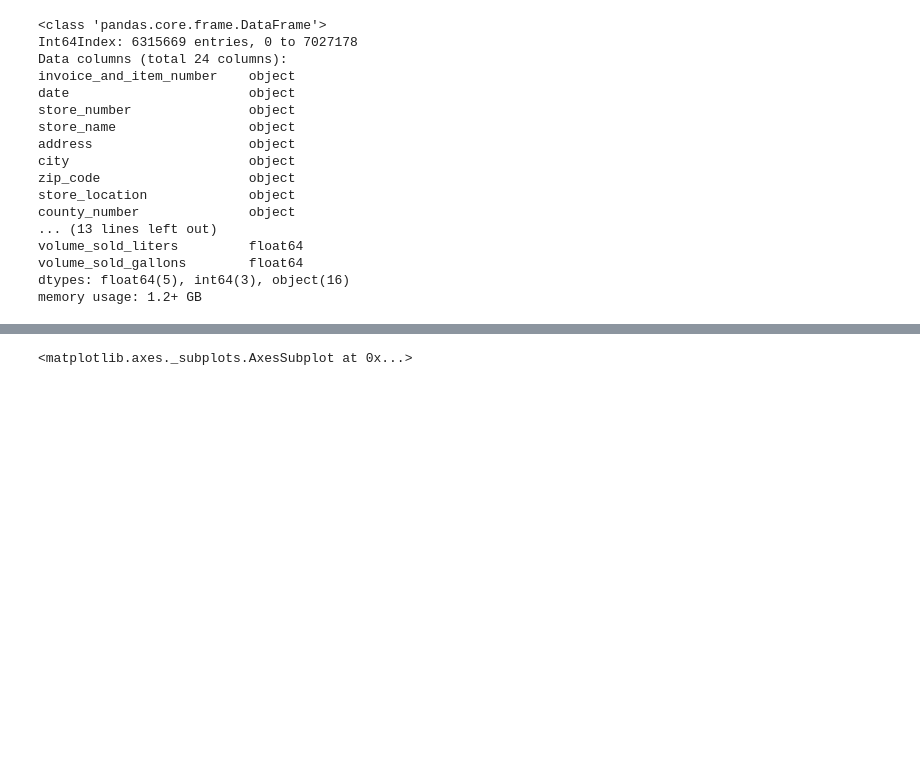
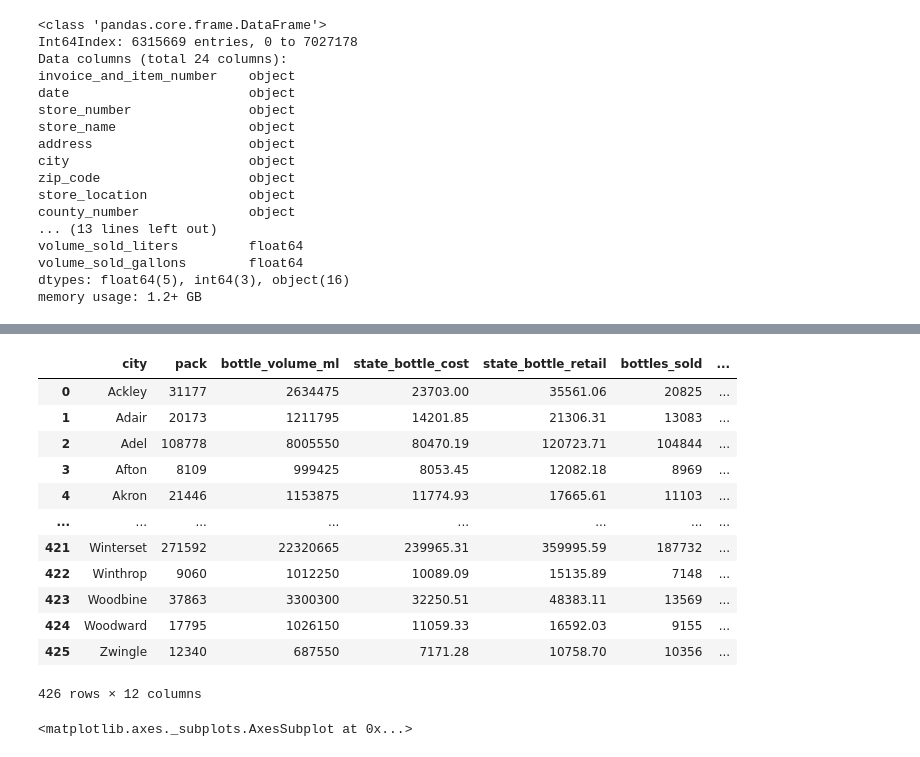
Before and after one commit to polesh21/iowa_liquor_sales, a Jupyter notebook: EDA_iowa.ipynb, the cells around one changed output, grey strips where cells are left out. Saved outputs shown, nothing was run; the diff lists cells and outputs as text; code cells hidden in the pictures; blank space fills up the shorter version.

```diff
--- a/EDA_iowa.ipynb
+++ b/EDA_iowa.ipynb
@@ -123,3 +156,21 @@ plt.show()
+# %%
+сities_all = df.groupby(['city']).sum().reset_index()
+#cities = cities_all[['city','volume_sold_liters','sale_dollars','bottles_sold']]
+сities_all
+# %% [output]
+|  | city | pack | bottle_volume_ml | state_bottle_cost | state_bottle_retail | bottles_sold | ... |
+| 0 | Ackley | 31177 | 2634475 | 23703.00 | 35561.06 | 20825 | ... |
+| 1 | Adair | 20173 | 1211795 | 14201.85 | 21306.31 | 13083 | ... |
+| 2 | Adel | 108778 | 8005550 | 80470.19 | 120723.71 | 104844 | ... |
+| 3 | Afton | 8109 | 999425 | 8053.45 | 12082.18 | 8969 | ... |
+| 4 | Akron | 21446 | 1153875 | 11774.93 | 17665.61 | 11103 | ... |
+| ... | ... | ... | ... | ... | ... | ... | ... |
+| 421 | Winterset | 271592 | 22320665 | 239965.31 | 359995.59 | 187732 | ... |
+| 422 | Winthrop | 9060 | 1012250 | 10089.09 | 15135.89 | 7148 | ... |
+| 423 | Woodbine | 37863 | 3300300 | 32250.51 | 48383.11 | 13569 | ... |
+| 424 | Woodward | 17795 | 1026150 | 11059.33 | 16592.03 | 9155 | ... |
+| 425 | Zwingle | 12340 | 687550 | 7171.28 | 10758.70 | 10356 | ... |
+426 rows × 12 columns
 # %%
 # by_date = df.groupby(['date']).sum().reset_index()
 # by_date = by_date[['date','sale_dollars','volume_sold_liters']].sort_values(by='date')
```
Also changed, not shown: parts of 10 cells of this notebook.
